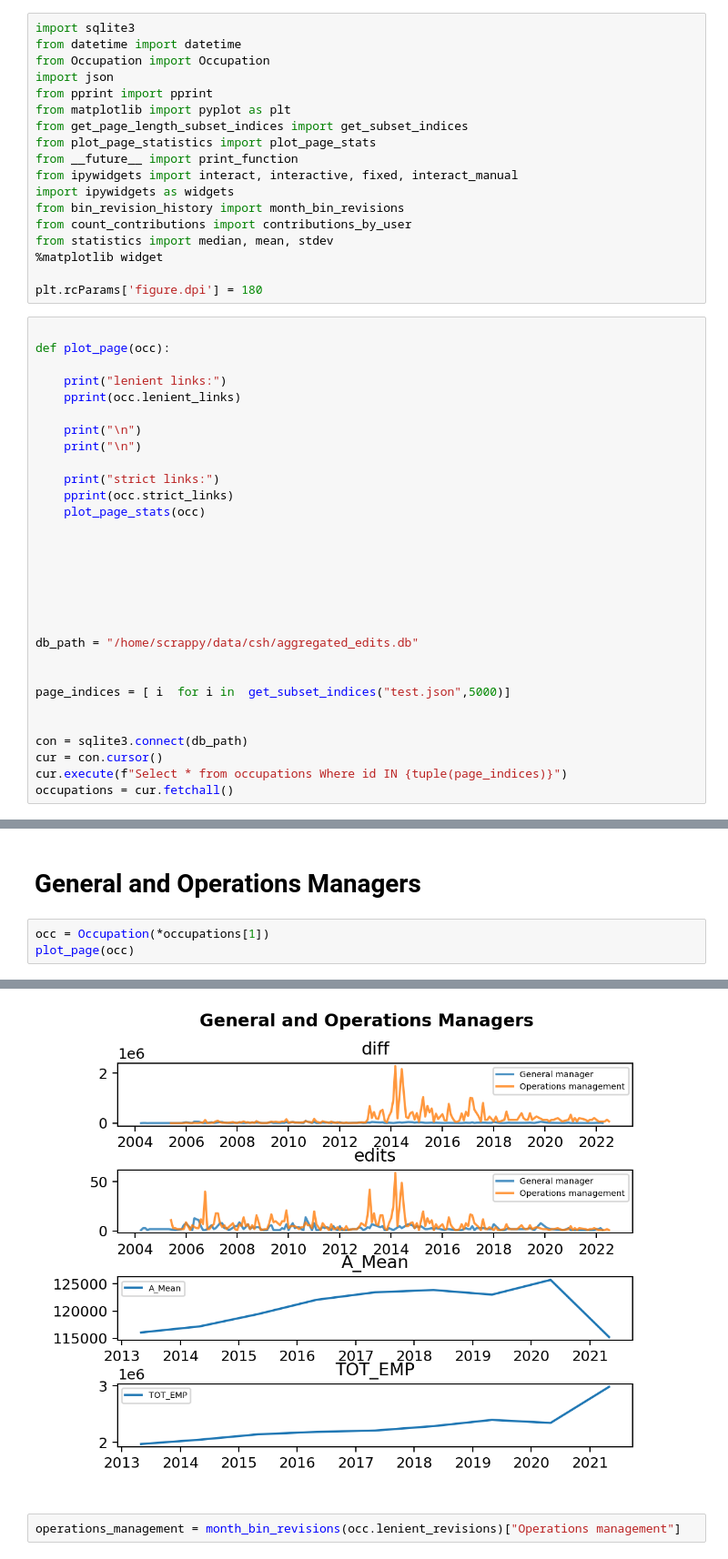
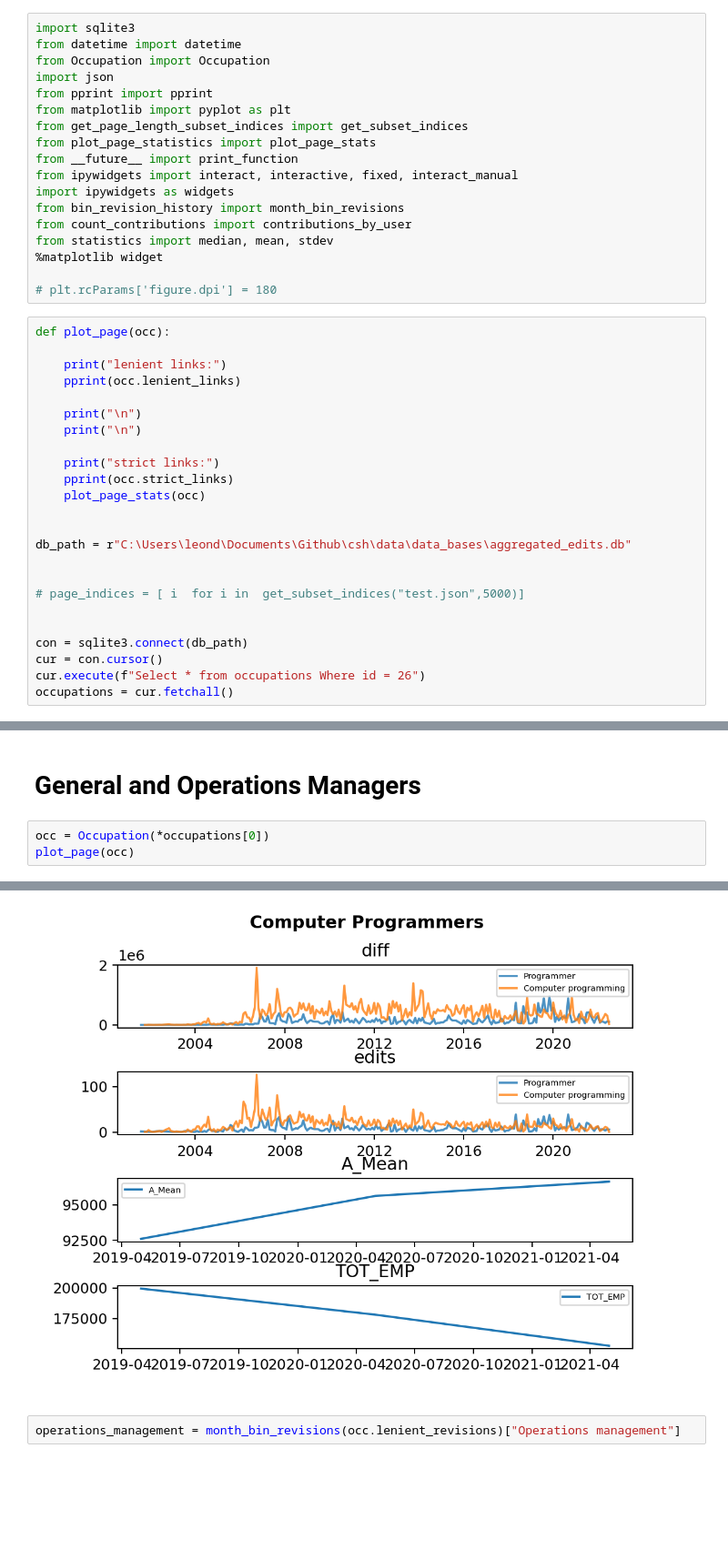
Before and after one commit to digital-scrappy/wikipedia-revisions, a Jupyter notebook: Analysis/Page_Analysis.ipynb, the cells around one changed output, grey strips where cells are left out. Shown at 91% size. Cells and saved outputs as stored; diff of their text form; blank space fills up the shorter version.

```diff
--- a/Analysis/Page_Analysis.ipynb
+++ b/Analysis/Page_Analysis.ipynb
@@ -15,9 +15,8 @@ from count_contributions import contributions_by_user
 from statistics import median, mean, stdev
 %matplotlib widget
 
-plt.rcParams['figure.dpi'] = 180
+# plt.rcParams['figure.dpi'] = 180
 # %%
-
 def plot_page(occ):
 
     print("lenient links:")
@@ -31,18 +30,13 @@ def plot_page(occ):
     plot_page_stats(occ)
 
 
+db_path = r"C:\Users\leond\Documents\Github\csh\data\data_bases\aggregated_edits.db"
 
 
-
-
-
-db_path = "/home/scrappy/data/csh/aggregated_edits.db"
-
-
-page_indices = [ i  for i in  get_subset_indices("test.json",5000)]
+# page_indices = [ i  for i in  get_subset_indices("test.json",5000)]
 
 
 con = sqlite3.connect(db_path)
 cur = con.cursor()
-cur.execute(f"Select * from occupations Where id IN {tuple(page_indices)}")
+cur.execute(f"Select * from occupations Where id = 26")
 occupations = cur.fetchall()
@@ -49,7 +47,7 @@ occupations = cur.fetchall()
 # %% [markdown]
 # General and Operations Managers
 # %%
-occ = Occupation(*occupations[1])
+occ = Occupation(*occupations[0])
 plot_page(occ)
 # %% [output]
 lenient links:
@@ -64,4 +62,4 @@ strict links:
-[figure, old version]
+[figure, new version]
 # %%
 operations_management = month_bin_revisions(occ.lenient_revisions)["Operations management"]
 # %% [markdown]
```
Also changed, not shown: parts of 2 cells of this notebook, 6 other files.
